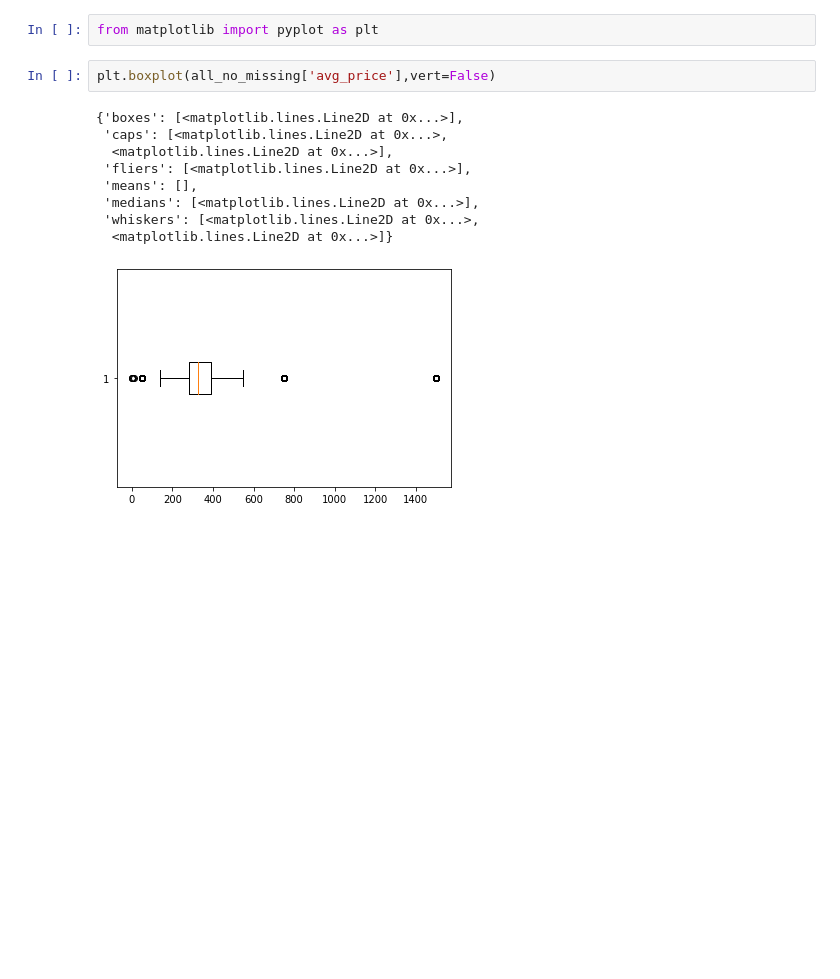
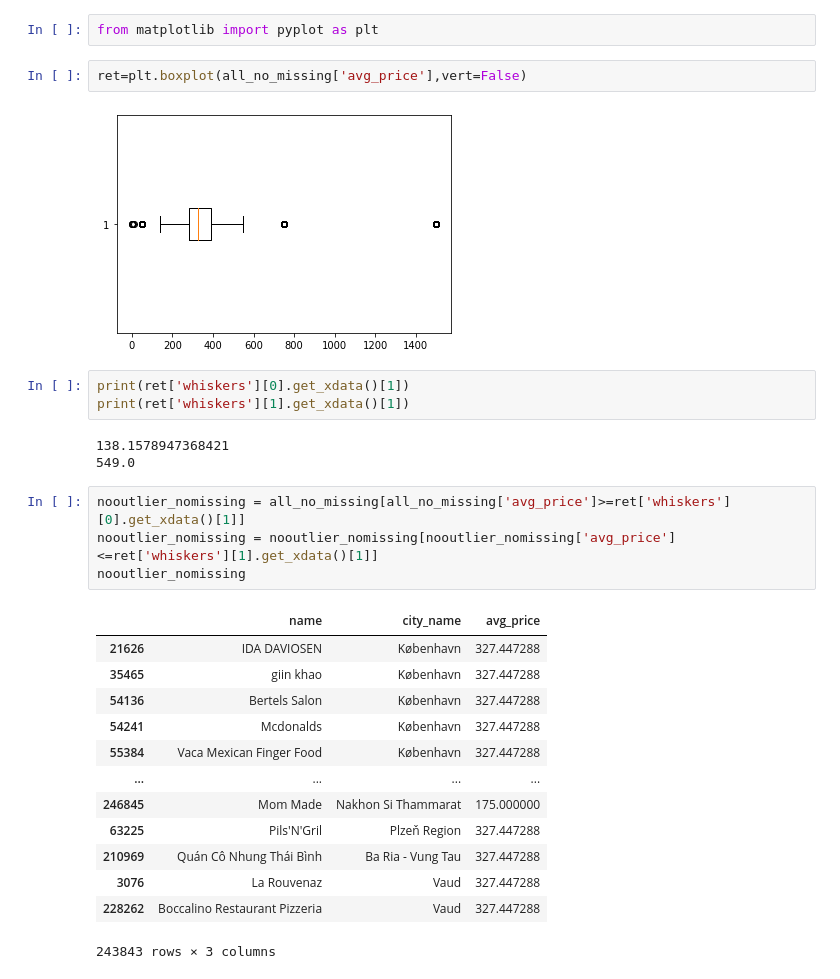
Before and after one commit to Chanita-Su/KKU_Data_Mining, a Jupyter notebook: Pandas_101.ipynb, the cells around one changed output. Drawn from its saved outputs; the diff is of its cells as text; blank space fills up the shorter version.

```diff
--- a/Pandas_101.ipynb
+++ b/Pandas_101.ipynb
@@ -551,14 +551,30 @@ remove outlier (boxplot)
 # %%
 from matplotlib import pyplot as plt
 # %%
-plt.boxplot(all_no_missing['avg_price'],vert=False)
+ret=plt.boxplot(all_no_missing['avg_price'],vert=False)
 # %% [output]
-{'boxes': [<matplotlib.lines.Line2D at 0x...>],
- 'caps': [<matplotlib.lines.Line2D at 0x...>,
-  <matplotlib.lines.Line2D at 0x...>],
- 'fliers': [<matplotlib.lines.Line2D at 0x...>],
- 'means': [],
- 'medians': [<matplotlib.lines.Line2D at 0x...>],
- 'whiskers': [<matplotlib.lines.Line2D at 0x...>,
-  <matplotlib.lines.Line2D at 0x...>]}
 [figure]
+# %%
+print(ret['whiskers'][0].get_xdata()[1])
+print(ret['whiskers'][1].get_xdata()[1])
+# %% [output]
+138.1578947368421
+549.0
+# %%
+nooutlier_nomissing = all_no_missing[all_no_missing['avg_price']>=ret['whiskers'][0].get_xdata()[1]]
+nooutlier_nomissing = nooutlier_nomissing[nooutlier_nomissing['avg_price']<=ret['whiskers'][1].get_xdata()[1]]
+nooutlier_nomissing
+# %% [output]
+|  | name | city_name | avg_price |
+| 21626 | IDA DAVIOSEN | København | 327.447288 |
+| 35465 | giin khao | København | 327.447288 |
+| 54136 | Bertels Salon | København | 327.447288 |
+| 54241 | Mcdonalds | København | 327.447288 |
+| 55384 | Vaca Mexican Finger Food | København | 327.447288 |
+| ... | ... | ... | ... |
+| 246845 | Mom Made | Nakhon Si Thammarat | 175.000000 |
+| 63225 | Pils'N'Gril | Plzeň Region | 327.447288 |
+| 210969 | Quán Cô Nhung Thái Bình | Ba Ria - Vung Tau | 327.447288 |
+| 3076 | La Rouvenaz | Vaud | 327.447288 |
+| 228262 | Boccalino Restaurant Pizzeria | Vaud | 327.447288 |
+243843 rows × 3 columns
```
